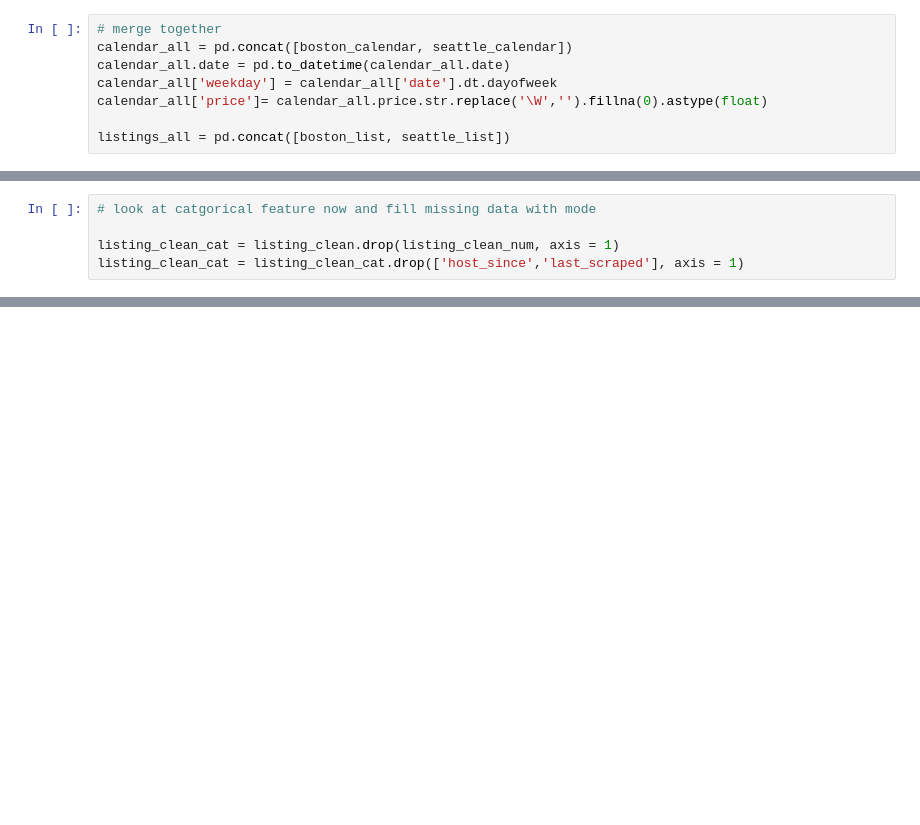
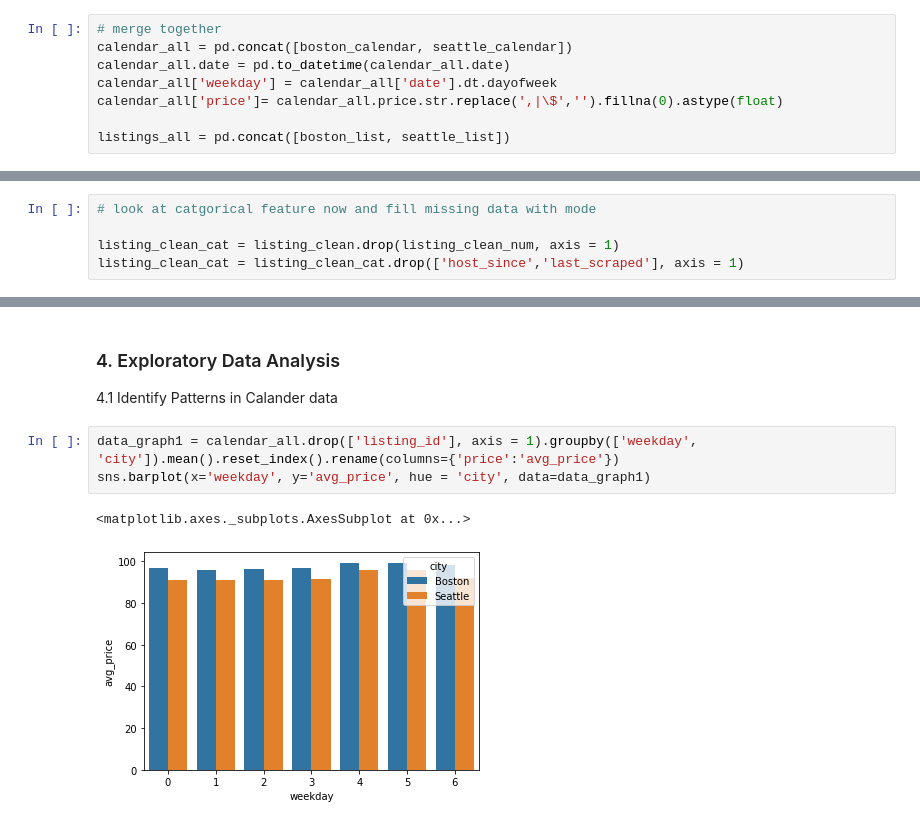
Before and after one commit to thebeachinspring/Airbnb_Data_Analysis, a Jupyter notebook: Airbnb_analysis.ipynb, the cells around one changed output, grey strips where cells are left out. Saved outputs shown, nothing was run; the diff lists cells and outputs as text; blank space fills up the shorter version.

```diff
--- a/Airbnb_analysis.ipynb
+++ b/Airbnb_analysis.ipynb
@@ -115,7 +115,7 @@ seattle_list.head()
 calendar_all = pd.concat([boston_calendar, seattle_calendar])
 calendar_all.date = pd.to_datetime(calendar_all.date)
 calendar_all['weekday'] = calendar_all['date'].dt.dayofweek
-calendar_all['price']= calendar_all.price.str.replace('\W','').fillna(0).astype(float)
+calendar_all['price']= calendar_all.price.str.replace(',|\$','').fillna(0).astype(float)
 
 listings_all = pd.concat([boston_list, seattle_list])
 # %%
@@ -427 +423,10 @@ df_clean.head()
 5 rows × 43 columns
+# %% [markdown]
+### 4. Exploratory Data Analysis
+4.1 Identify Patterns in Calander data
+# %%
+data_graph1 = calendar_all.drop(['listing_id'], axis = 1).groupby(['weekday', 'city']).mean().reset_index().rename(columns={'price':'avg_price'})
+sns.barplot(x='weekday', y='avg_price', hue = 'city', data=data_graph1)
+# %% [output]
+<matplotlib.axes._subplots.AxesSubplot at 0x...>
+[figure, added]
```
Also changed, not shown: parts of 21 cells of this notebook, 1 other file.
